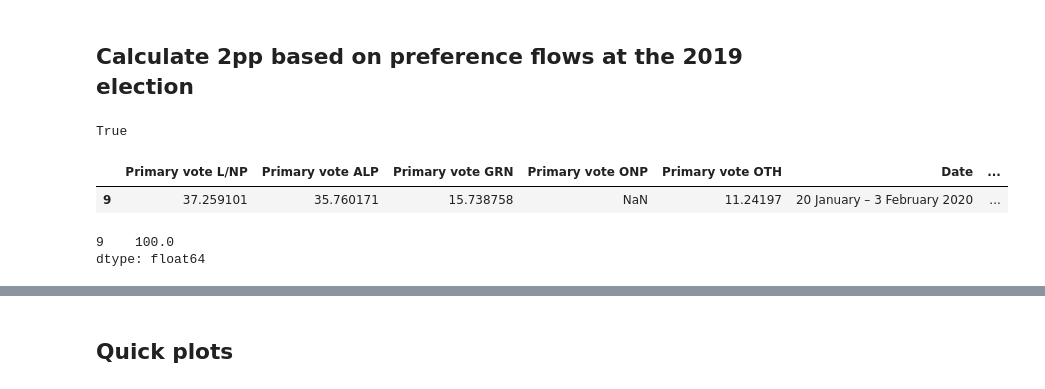
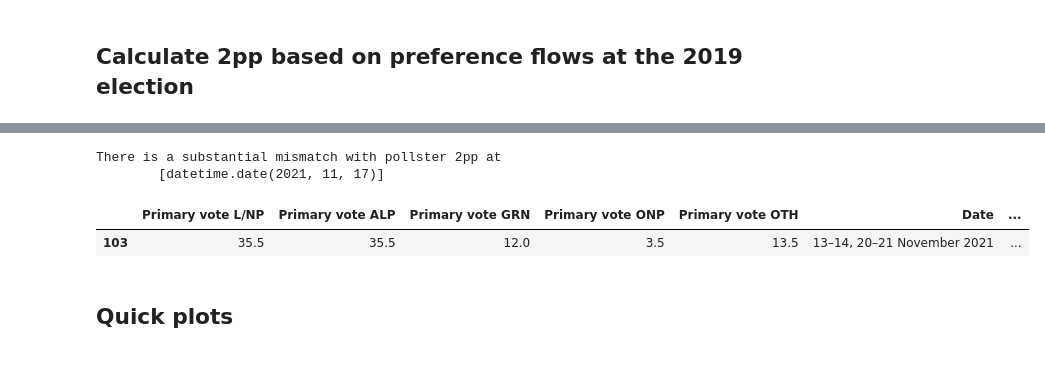
Before and after one commit to bpalmer4/Australian-Federal-Election-2022, a Jupyter notebook: notebooks/capture wiki polling data and preliminary charts.ipynb, the cells around one changed output, grey strips where cells are left out. Drawn from its saved outputs; the diff is of its cells as text; code cells hidden in the pictures.

Commit message:
Additional data checks and warnings

```diff
--- a/notebooks/capture wiki polling data and preliminary charts.ipynb
+++ b/notebooks/capture wiki polling data and preliminary charts.ipynb
@@ -52,6 +52,17 @@ pathlib.Path(DATA_DIR).mkdir(parents=True, exist_ok=True)
 DATA_DIR += '/'
 # %%
 DIAGNOSTICS = True
+# %%
+warnings = []
+
+def warn(message):
+    print(message)
+    warnings.append(message)
+
+def check_warnings():
+    if warnings:
+        for i, w in enumerate(warnings):
+            print(f'{i+1}: {w}')
 # %% [markdown]
 ## Get Wikipedia polling data
 # %%
@@ -197,7 +208,7 @@ def remove_footnotes(t: pd.DataFrame) -> pd.DataFrame:
 
     BRAND = 'Brand'
     if BRAND not in t.columns.get_level_values(0):
-        print(f'WARNING: no "{BRAND}" column')
+        warn(f'WARNING: no "{BRAND}" column in remove_footnotes()')
         return t
     col = t.columns[t.columns.get_level_values(0) == BRAND]
     assert(len(col) == 1)
@@ -224,7 +235,7 @@ def get_mean_date(tokens: List[str]) -> pd.Timestamp:
         elif re.match(r'[0-9]{1,2}', token):
             day = token
         else:
-            print(f'Warning: {token} not recognised')
+            warn(f'Warning: {token} not recognised in get_mean_date()')
 
         if (last_day is None and day is not None
             and month is not None and year is not None):
@@ -239,7 +250,7 @@ def get_mean_date(tokens: List[str]) -> pd.Timestamp:
     # get the middle date
     first_day = pd.Timestamp(f'{year} {month[:3]} {day}')
     if first_day > last_day:
-        print(f'Check these dates: {first_day} {last_day}')
+        warn(f'Check these dates in get_mean_date(): {first_day} {last_day}')
 
     return (first_day + ((last_day - first_day) / 2)).date()
 
@@ -259,7 +270,7 @@ def middle_date(t: pd.DataFrame) -> pd.DataFrame:
 
     # assumes dates in strings are ordered from first to last
     tokens = tokenise_dates(t['Date'])
-    t['Mean Date'] = tokens.apply(get_mean_date)
+    t['Mean Date'] = tokens.apply(get_mean_date).astype('datetime64[ns]')
     return t
 
 
@@ -420,9 +444,8 @@ vt = pd.read_csv(StringIO(vote_transfer), header=0, index_col=0,
                   skipinitialspace=True)
 
 # Check that the rows in this table all sum to 1
-(vt.sum(axis=1) == 1.0).all()
+if not (vt.sum(axis=1) == 1.0).all():
+    warn('Check the primary vote transfer table used for calculating 2pp')
-# %% [output]
-True
 # %%
 pv['Calculated 2pp L/NP'] = pv[vt.index].mul(vt['transfer to L/NP'], axis=1).sum(axis=1)
 pv['Calculated 2pp ALP'] = pv[vt.index].mul(vt['transfer to ALP'], axis=1).sum(axis=1)
@@ -430,14 +453,11 @@ pv['Calculated 2pp ALP'] = pv[vt.index].mul(vt['transfer to ALP'], axis=1).sum(a
 # identify any problematic cases where this does not add to 100% -
 # note: sometimes generates false positives because of FP arithmetic issues
 summer = ['Calculated 2pp L/NP', 'Calculated 2pp ALP']
-problematic = pv[summer].sum(axis=1) != 100.0
-display(pv[problematic])
-pv.loc[problematic][summer].sum(axis=1)
+problematic = (pv[summer].sum(axis=1) - 100.0).abs() > 0.001
+if problematic.sum():
+    warn(f'Problematic calculation of 2pp vote share from primary vote polling')
+    display(pv[problematic])
+    pv.loc[problematic][summer].sum(axis=1)
-# %% [output]
-|  | Primary vote L/NP | Primary vote ALP | Primary vote GRN | Primary vote ONP | Primary vote OTH | Date | ... |
-| 9 | 37.259101 | 35.760171 | 15.738758 | NaN | 11.24197 | 20 January – 3 February 2020 | ... |
-9    100.0
-dtype: float64
 # %%
 # let's look at the more than one percentage point mismatch rows with pollster calculated 2pp
 combo = pv.copy()
@@ -460,6 +480,19 @@ combo[problematic]
 | 97 | 36.500000 | 35.000000 | 13.500000 | 3.500000 | 11.500000 | 16–17, 23–24 October 2021 | ... |
 | 101 | 36.500000 | 35.000000 | 11.500000 | 3.000000 | 14.000000 | 30–31 October, 6–7 November 2021 | ... |
 | 103 | 35.500000 | 35.500000 | 12.000000 | 3.500000 | 13.500000 | 13–14, 20–21 November 2021 | ... |
+# %%
+# warn if the mismatch is greater than 2.5 percentage points
+THRESHOLD = 2.5
+problematic = (combo['2pp vote L/NP'] - combo['Calculated 2pp L/NP']).abs() > THRESHOLD
+if problematic.sum():
+    warn('There is a substantial mismatch with pollster 2pp at\n\t'
+         f'{combo.loc[problematic, "Mean Date"].dt.date.values}')
+    display(combo[problematic])
+# %% [output]
+There is a substantial mismatch with pollster 2pp at
+        [datetime.date(2021, 11, 17)]
+|  | Primary vote L/NP | Primary vote ALP | Primary vote GRN | Primary vote ONP | Primary vote OTH | Date | ... |
+| 103 | 35.5 | 35.5 | 12.0 | 3.5 | 13.5 | 13–14, 20–21 November 2021 | ... |
 # %% [markdown]
 ## Quick plots
 # %% [markdown]
```
Also changed, not shown: parts of 7 cells of this notebook.
